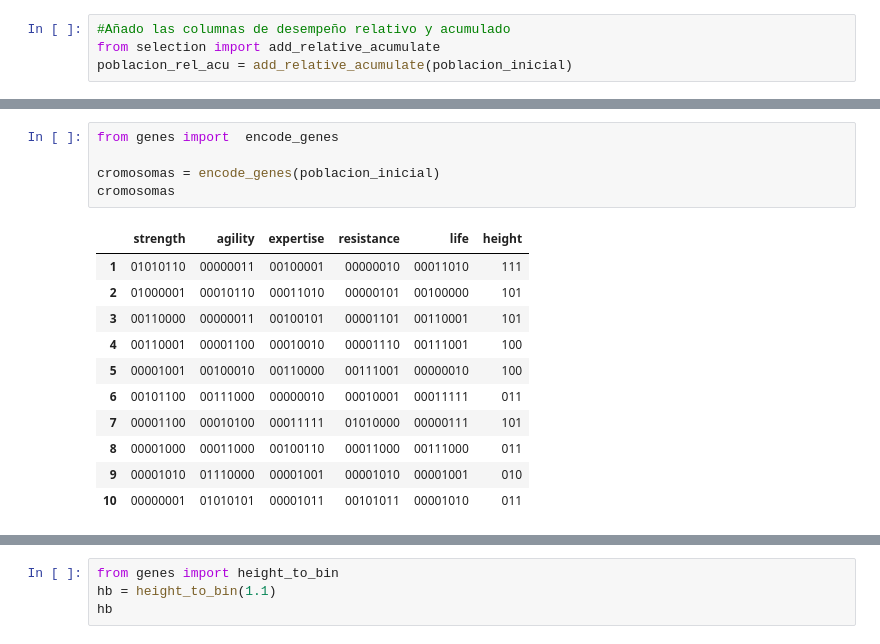
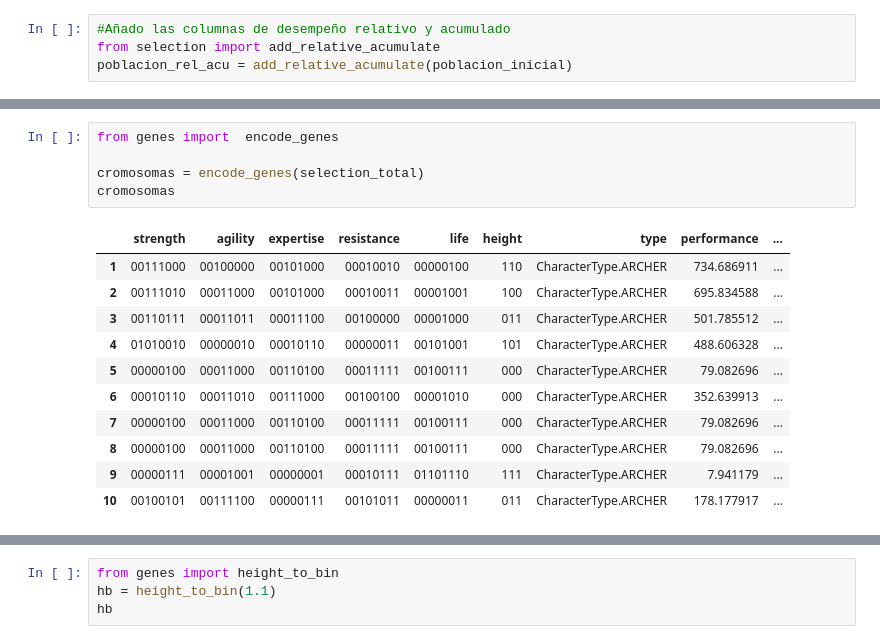
Before and after one commit to marianopm/sia-tp2, a Jupyter notebook: src/test.ipynb, the cells around one changed output, grey strips where cells are left out. Drawn from its saved outputs; the diff is of its cells as text.

```diff
--- a/src/test.ipynb
+++ b/src/test.ipynb
@@ -88,17 +88,17 @@ selection_total
 # %%
 from genes import  encode_genes
 
-cromosomas = encode_genes(poblacion_inicial)
+cromosomas = encode_genes(selection_total)
 cromosomas
 # %% [output]
-|  | strength | agility | expertise | resistance | life | height |
-| 1 | 01010110 | 00000011 | 00100001 | 00000010 | 00011010 | 111 |
-| 2 | 01000001 | 00010110 | 00011010 | 00000101 | 00100000 | 101 |
-| 3 | 00110000 | 00000011 | 00100101 | 00001101 | 00110001 | 101 |
-| 4 | 00110001 | 00001100 | 00010010 | 00001110 | 00111001 | 100 |
-| 5 | 00001001 | 00100010 | 00110000 | 00111001 | 00000010 | 100 |
-| 6 | 00101100 | 00111000 | 00000010 | 00010001 | 00011111 | 011 |
-| 7 | 00001100 | 00010100 | 00011111 | 01010000 | 00000111 | 101 |
-| 8 | 00001000 | 00011000 | 00100110 | 00011000 | 00111000 | 011 |
-| 9 | 00001010 | 01110000 | 00001001 | 00001010 | 00001001 | 010 |
-| 10 | 00000001 | 01010101 | 00001011 | 00101011 | 00001010 | 011 |
+|  | strength | agility | expertise | resistance | life | height | type | performance | ... |
+| 1 | 00111000 | 00100000 | 00101000 | 00010010 | 00000100 | 110 | CharacterType.ARCHER | 734.686911 | ... |
+| 2 | 00111010 | 00011000 | 00101000 | 00010011 | 00001001 | 100 | CharacterType.ARCHER | 695.834588 | ... |
+| 3 | 00110111 | 00011011 | 00011100 | 00100000 | 00001000 | 011 | CharacterType.ARCHER | 501.785512 | ... |
+| 4 | 01010010 | 00000010 | 00010110 | 00000011 | 00101001 | 101 | CharacterType.ARCHER | 488.606328 | ... |
+| 5 | 00000100 | 00011000 | 00110100 | 00011111 | 00100111 | 000 | CharacterType.ARCHER | 79.082696 | ... |
+| 6 | 00010110 | 00011010 | 00111000 | 00100100 | 00001010 | 000 | CharacterType.ARCHER | 352.639913 | ... |
+| 7 | 00000100 | 00011000 | 00110100 | 00011111 | 00100111 | 000 | CharacterType.ARCHER | 79.082696 | ... |
+| 8 | 00000100 | 00011000 | 00110100 | 00011111 | 00100111 | 000 | CharacterType.ARCHER | 79.082696 | ... |
+| 9 | 00000111 | 00001001 | 00000001 | 00010111 | 01101110 | 111 | CharacterType.ARCHER | 7.941179 | ... |
+| 10 | 00100101 | 00111100 | 00000111 | 00101011 | 00000011 | 011 | CharacterType.ARCHER | 178.177917 | ... |
```
Also changed, not shown: parts of 7 cells of this notebook, 2 other files.
